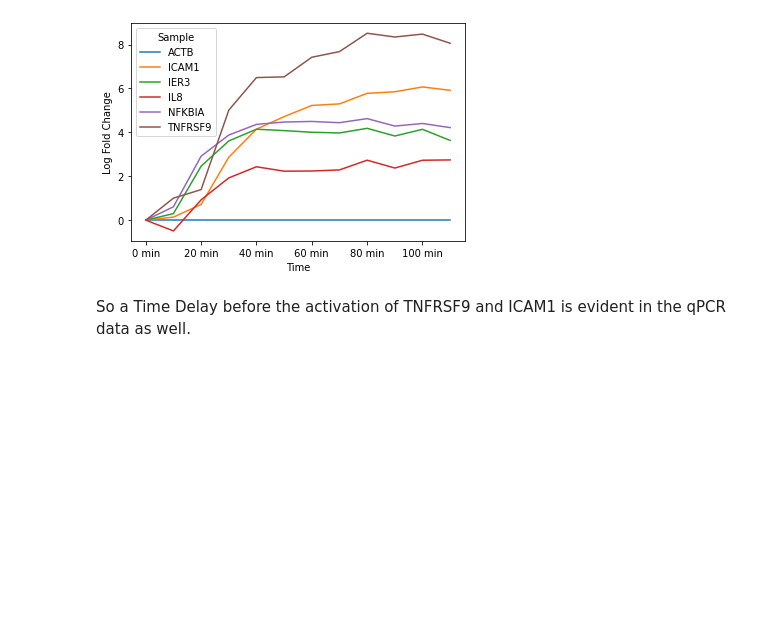
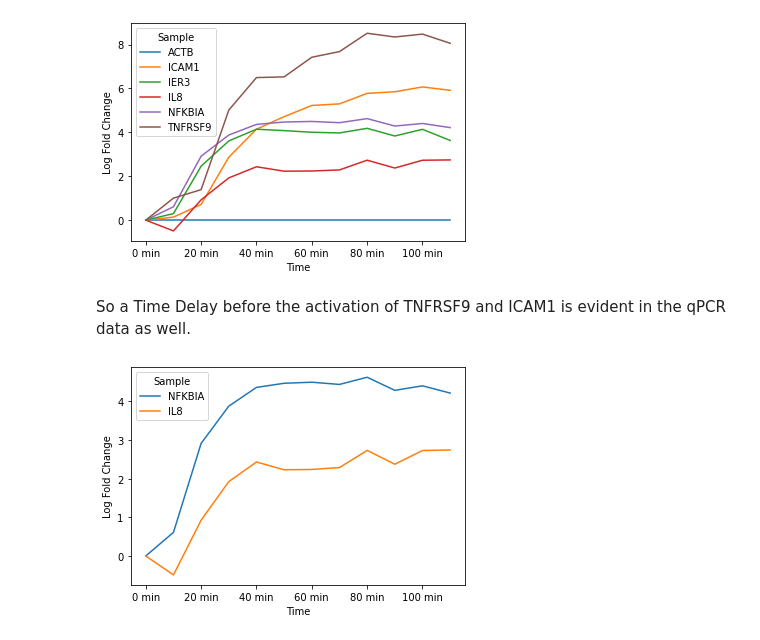
Before and after one commit to kanishkasthana/ChronoSeq, a Jupyter notebook: qPCR_validation_files/qPCR Analysis.ipynb, the cells around one changed output. Cells and saved outputs as stored; diff of their text form; code cells hidden in the pictures; blank space fills up the shorter version.

Commit message:
Making additional plots for comparison with other datasets.

```diff
--- a/qPCR_validation_files/qPCR Analysis.ipynb
+++ b/qPCR_validation_files/qPCR Analysis.ipynb
@@ -115,3 +115,8 @@ plt.savefig("qPCR_GenePlots_Log_Fold_Validation.svg", format='svg')
 [figure]
 # %% [markdown]
 So a Time Delay before the activation of TNFRSF9 and ICAM1 is evident in the qPCR data as well.
+# %%
+positive_ddct.T[["NFKBIA","IL8"]].plot(xlabel="Time", ylabel="Log Fold Change")
+plt.savefig("qPCR_GenePlots_Log_Fold_Validation_NFKBIA_IL8.svg", format='svg')
+# %% [output]
+[figure, added]
```
Also changed, not shown: parts of 3 cells of this notebook, 4 other files.
